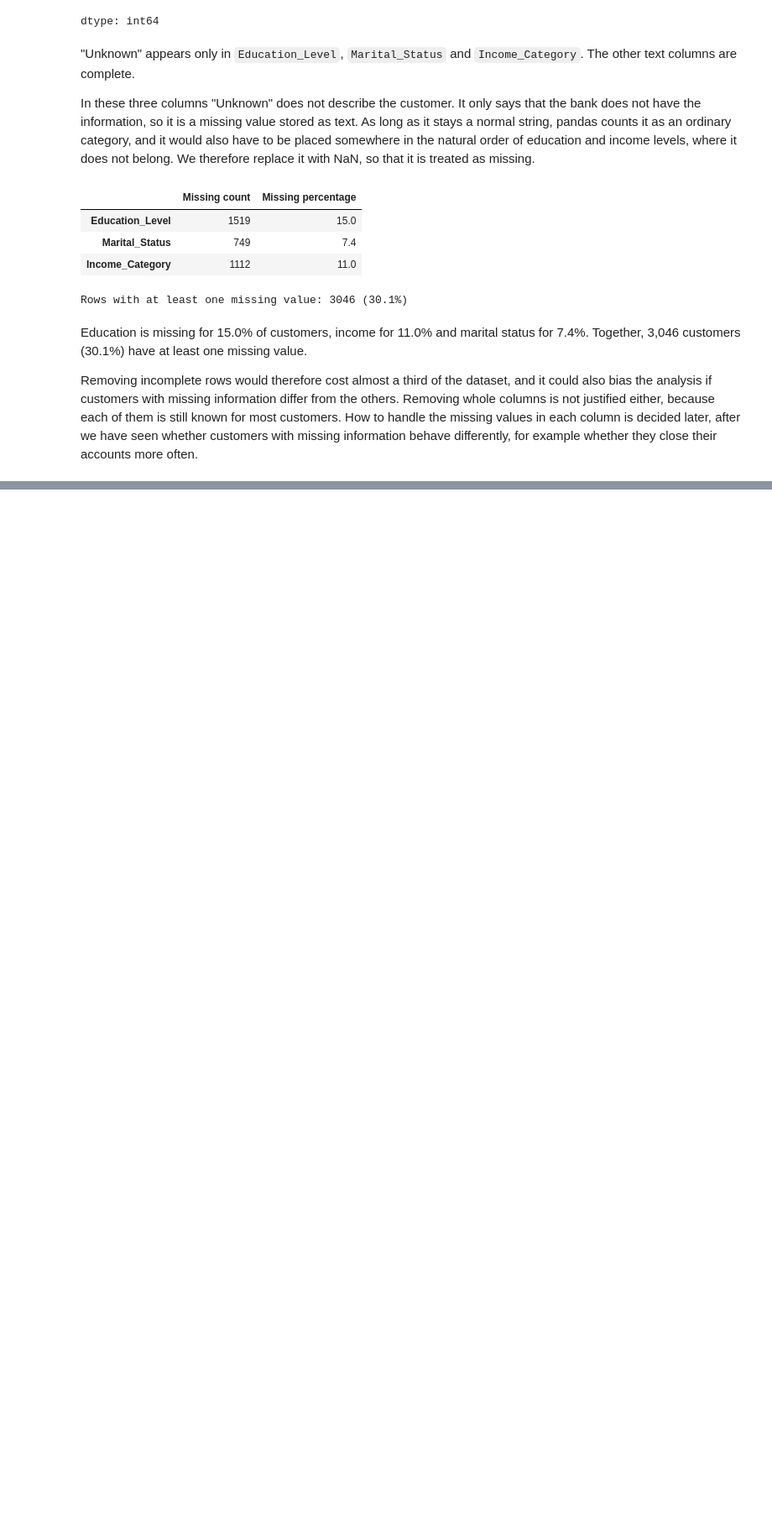
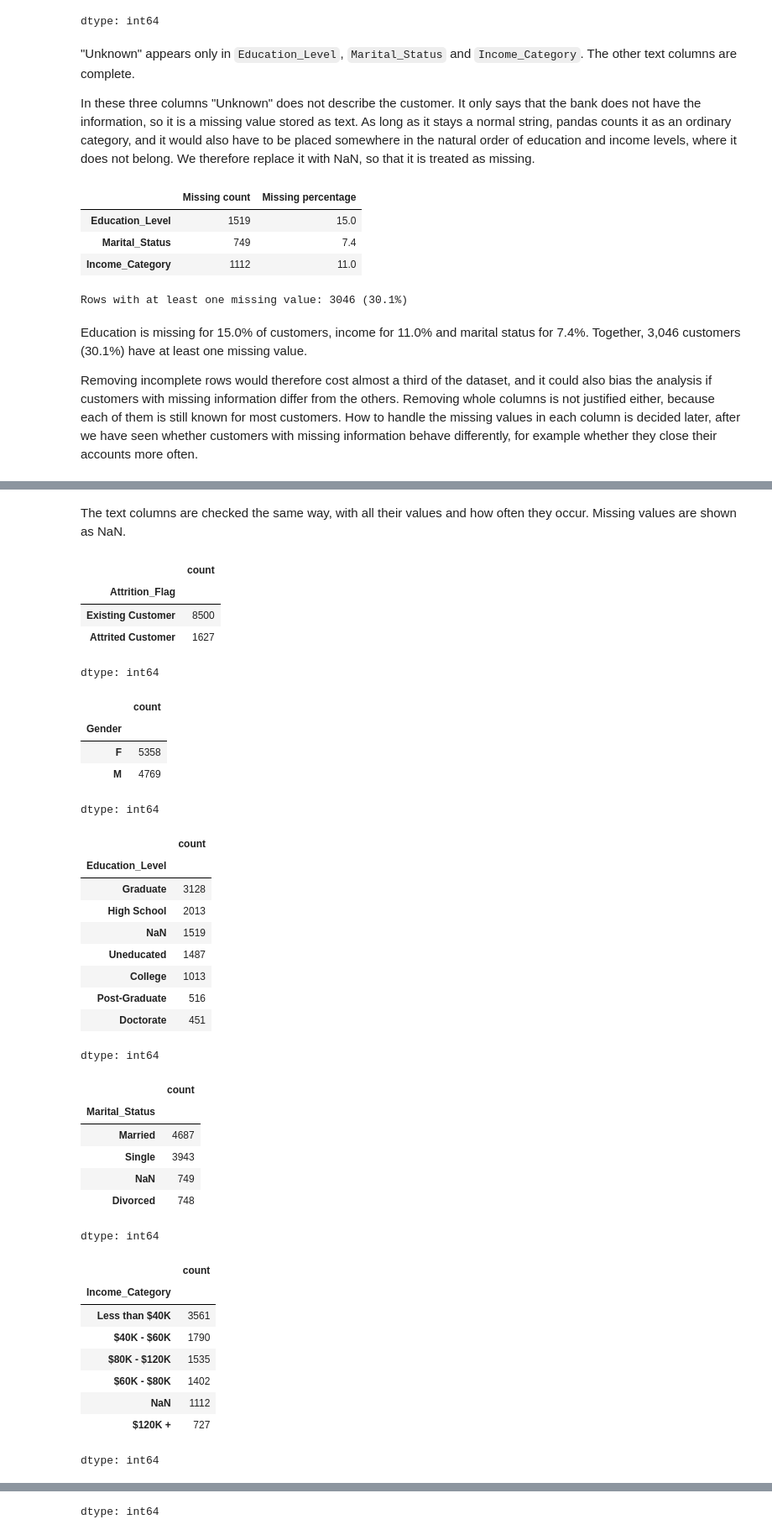
Before and after one commit to d3m1d0s/FoML_projects, a Jupyter notebook: project_1/bankchurners_eda_clustering.ipynb, the cells around one changed output, grey strips where cells are left out. Shown at 84% size. Drawn from its saved outputs; the diff is of its cells as text; code cells hidden in the pictures; blank space fills up the shorter version.

```diff
--- a/project_1/bankchurners_eda_clustering.ipynb
+++ b/project_1/bankchurners_eda_clustering.ipynb
@@ -246,0 +306,42 @@ Removing incomplete rows would therefore cost almost a third of the dataset, and
+# %% [markdown]
+The text columns are checked the same way, with all their values and how often they occur. Missing values are shown as NaN.
+# %%
+for col in text_cols:
+    display(df[col].value_counts(dropna=False))
+# %% [output]
+|  | count |
+| Attrition_Flag |  |
+| Existing Customer | 8500 |
+| Attrited Customer | 1627 |
+dtype: int64
+|  | count |
+| Gender |  |
+| F | 5358 |
+| M | 4769 |
+dtype: int64
+|  | count |
+| Education_Level |  |
+| Graduate | 3128 |
+| High School | 2013 |
+| NaN | 1519 |
+| Uneducated | 1487 |
+| College | 1013 |
+| Post-Graduate | 516 |
+| Doctorate | 451 |
+dtype: int64
+|  | count |
+| Marital_Status |  |
+| Married | 4687 |
+| Single | 3943 |
+| NaN | 749 |
+| Divorced | 748 |
+dtype: int64
+|  | count |
+| Income_Category |  |
+| Less than $40K | 3561 |
+| $40K - $60K | 1790 |
+| $80K - $120K | 1535 |
+| $60K - $80K | 1402 |
+| NaN | 1112 |
+| $120K + | 727 |
+dtype: int64
@@ -246,0 +354 @@ Removing incomplete rows would therefore cost almost a third of the dataset, and
+dtype: int64
```
Also changed, not shown: parts of 16 cells of this notebook.
